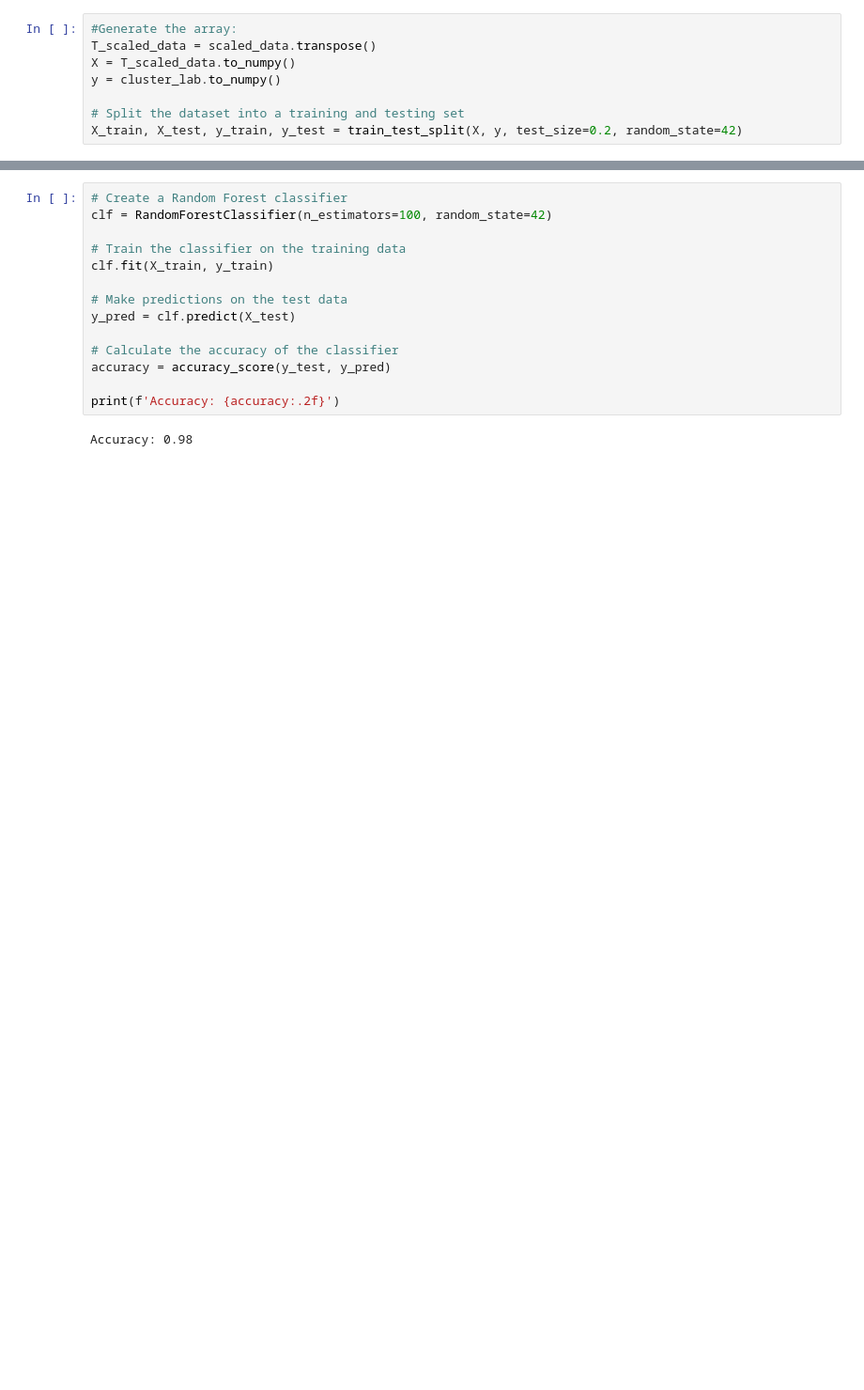
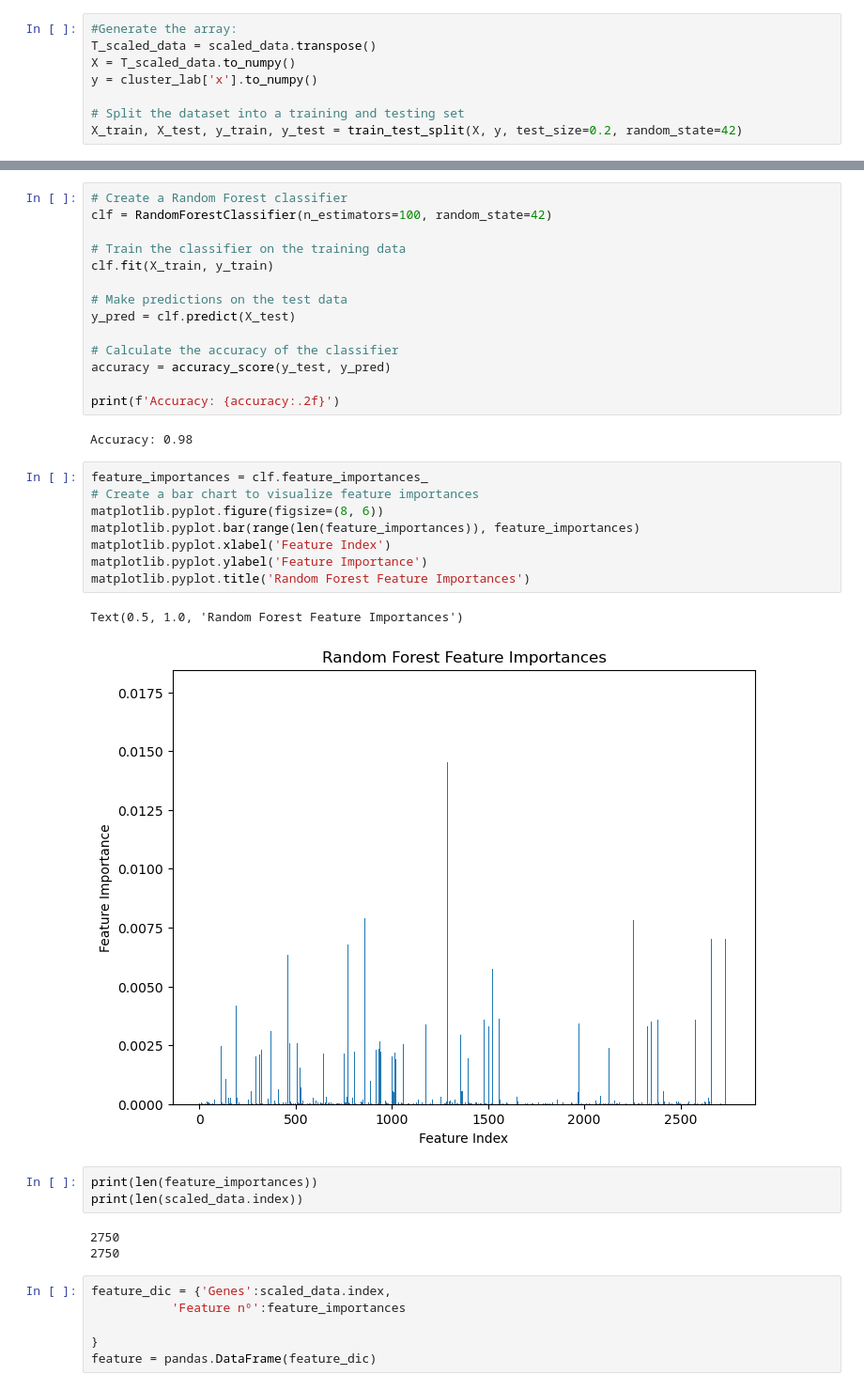
Before and after one commit to martipuchal/Advanced_Bioinformatic, a Jupyter notebook: Random_forest.ipynb, the cells around one changed output, grey strips where cells are left out. Shown at 94% size. Saved outputs shown, nothing was run; the diff lists cells and outputs as text; blank space fills up the shorter version.

```diff
--- a/Random_forest.ipynb
+++ b/Random_forest.ipynb
@@ -17,7 +38,7 @@ cluster_lab = pandas.read_csv(cluster_file_name,index_col=0)
 #Generate the array:
 T_scaled_data = scaled_data.transpose()
 X = T_scaled_data.to_numpy()
-y = cluster_lab.to_numpy()
+y = cluster_lab['x'].to_numpy()
 
 # Split the dataset into a training and testing set
 X_train, X_test, y_train, y_test = train_test_split(X, y, test_size=0.2, random_state=42)
@@ -37,3 +62,26 @@ accuracy = accuracy_score(y_test, y_pred)
 print(f'Accuracy: {accuracy:.2f}')
 # %% [output]
 Accuracy: 0.98
+# %%
+feature_importances = clf.feature_importances_
+# Create a bar chart to visualize feature importances
+matplotlib.pyplot.figure(figsize=(8, 6))
+matplotlib.pyplot.bar(range(len(feature_importances)), feature_importances)
+matplotlib.pyplot.xlabel('Feature Index')
+matplotlib.pyplot.ylabel('Feature Importance')
+matplotlib.pyplot.title('Random Forest Feature Importances')
+# %% [output]
+Text(0.5, 1.0, 'Random Forest Feature Importances')
+[figure, added]
+# %%
+print(len(feature_importances))
+print(len(scaled_data.index))
+# %% [output]
+2750
+2750
+# %%
+feature_dic = {'Genes':scaled_data.index,
+           'Feature nº':feature_importances
+
+}
+feature = pandas.DataFrame(feature_dic)
```
Also changed, not shown: parts of 10 cells of this notebook.
